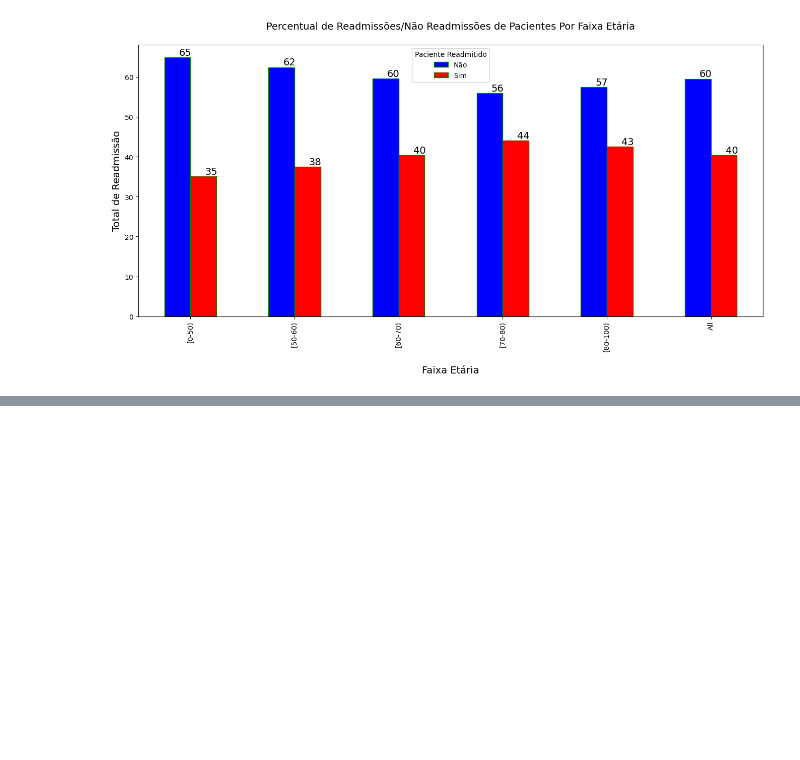
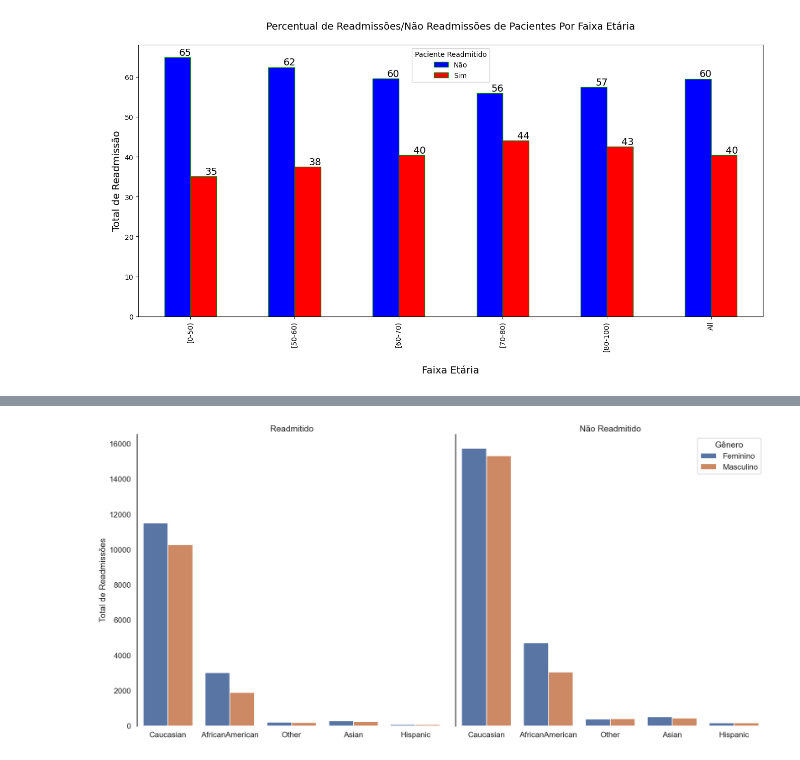
Before and after one commit to leojutsu/analise_de_dados, a Jupyter notebook: Projeto8.ipynb, the cells around one changed output, grey strips where cells are left out. Drawn from its saved outputs; the diff is of its cells as text; code cells hidden in the pictures; blank space fills up the shorter version.

Commit message:
Facetgrid

```diff
--- a/Projeto8.ipynb
+++ b/Projeto8.ipynb
@@ -225,0 +257,6 @@ plt.show()
+# %%
+# Criar um dataframe temporário para ajustar o label de variáveis  para o plot
+df_temp = file
+# %%
+# Faz o mapeamento de 0 e 1 para  labels
+df_temp['readmitted'] = df_temp['readmitted'].map({0:"Não Readmitido", 1: "Readmitido"})
@@ -226,2 +273,30 @@ plt.show()
+# %%
+# Facet Grid
+
+# Remove o background
+sns.set(style = "white", context = "talk")
+
+# Cria uma funcão para o countplot
+def countplot(x, hue, **kwargs):
+    sns.countplot(x = x, hue = hue, **kwargs)
+
+# Cria um facegrid (usando o dataframe temporário)
+grid = sns.FacetGrid(data = df_temp, col = 'readmitted', height = 10, aspect = 1)
+
+# Mapeamento do facetgrid ás variáveis
+fig = grid.map(countplot, 'race', 'gender', palette = 'deep')
+
+# labels
+(fig.set_axis_labels("", "Total de Readmissões")
+ .set_xticklabels(["Caucasian", "AfricanAmerican", "Other", "Asian", "Hispanic"])
+ .set_titles('{col_name}'))
+
+#Legenda
+plt.legend(title = 'Gênero', loc = 'upper right', labels = ['Feminino', 'Masculino'])
+
+# Remove os contornos do gráfico
+sns.despine(bottom = True)
+# %% [output]
+[figure, added]
 # %%
 # 7 - Número de Visitas x Comorbidades?
```
Also changed, not shown: parts of 10 cells of this notebook.
